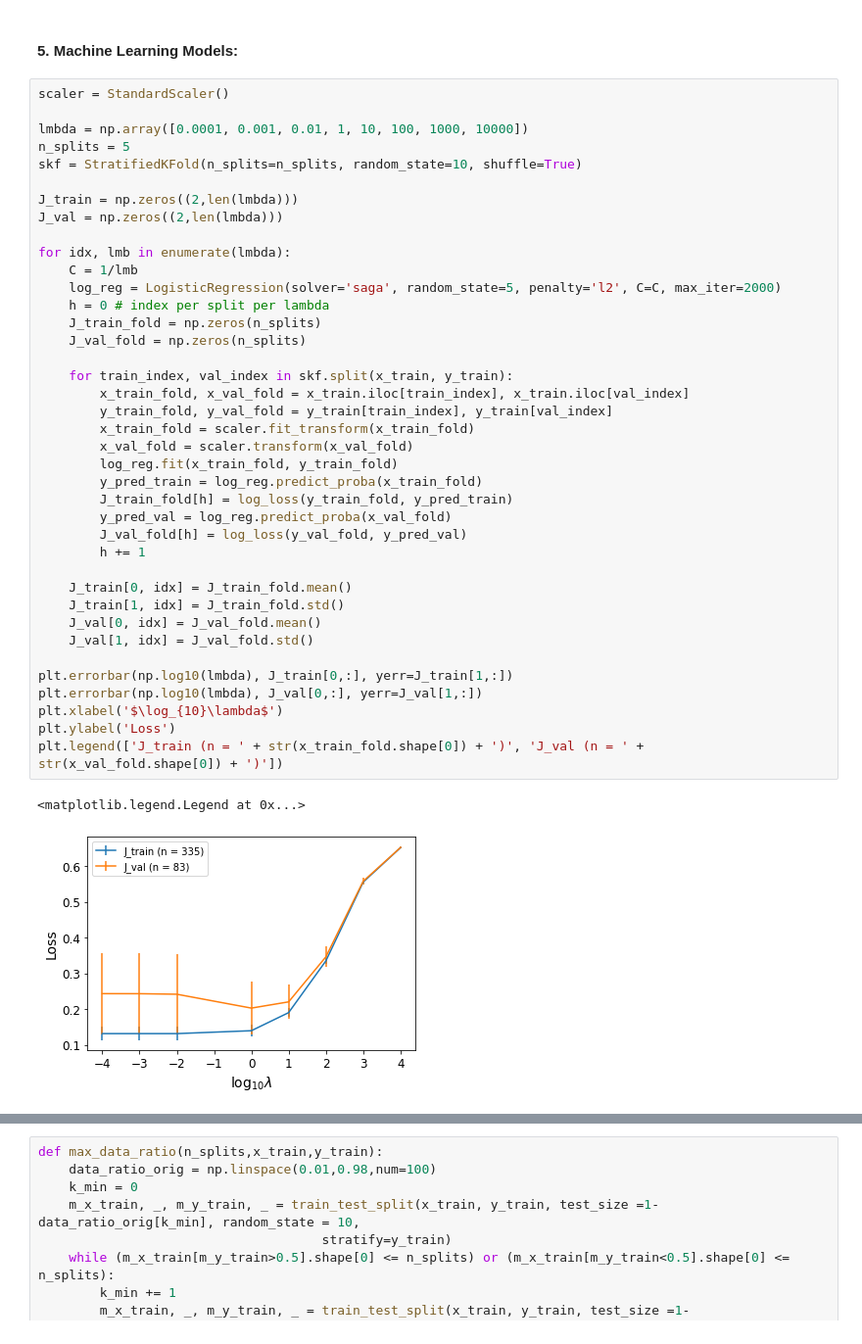
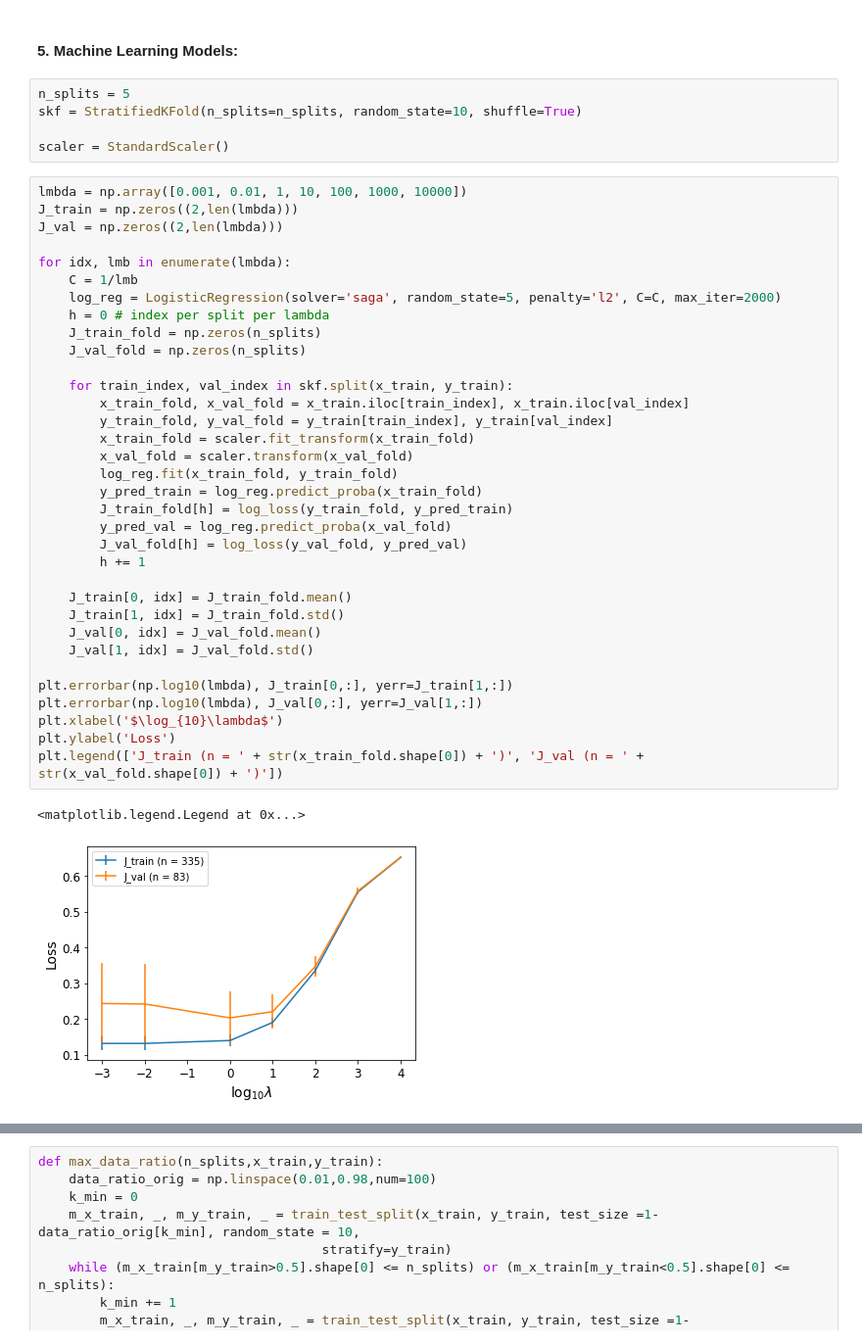
Before and after one commit to mlh-master/hw2_mlh-adi-efrat, a Jupyter notebook: HW2.ipynb, the cells around one changed output, grey strips where cells are left out. Shown: that part at 98% size. Drawn from its saved outputs; the diff is of its cells as text.

```diff
--- a/HW2.ipynb
+++ b/HW2.ipynb
@@ -134,13 +140,13 @@ plt.show()
 [figure]
 # %% [markdown]
 #### 5. Machine Learning Models:
+# %%
+n_splits = 5
+skf = StratifiedKFold(n_splits=n_splits, random_state=10, shuffle=True)
+
+scaler = StandardScaler()
 # %%
-scaler = StandardScaler()
-
-lmbda = np.array([0.0001, 0.001, 0.01, 1, 10, 100, 1000, 10000])
-n_splits = 5
-skf = StratifiedKFold(n_splits=n_splits, random_state=10, shuffle=True)
-
+lmbda = np.array([0.001, 0.01, 1, 10, 100, 1000, 10000])
 J_train = np.zeros((2,len(lmbda)))
 J_val = np.zeros((2,len(lmbda)))
 
@@ -148,31 +154,31 @@ for idx, lmb in enumerate(lmbda):
     C = 1/lmb
     log_reg = LogisticRegression(solver='saga', random_state=5, penalty='l2', C=C, max_iter=2000)
     h = 0 # index per split per lambda
     J_train_fold = np.zeros(n_splits)
     J_val_fold = np.zeros(n_splits)
 
     for train_index, val_index in skf.split(x_train, y_train):
         x_train_fold, x_val_fold = x_train.iloc[train_index], x_train.iloc[val_index]
         y_train_fold, y_val_fold = y_train[train_index], y_train[val_index]
         x_train_fold = scaler.fit_transform(x_train_fold)
         x_val_fold = scaler.transform(x_val_fold)
         log_reg.fit(x_train_fold, y_train_fold)
         y_pred_train = log_reg.predict_proba(x_train_fold)
         J_train_fold[h] = log_loss(y_train_fold, y_pred_train)
         y_pred_val = log_reg.predict_proba(x_val_fold)
         J_val_fold[h] = log_loss(y_val_fold, y_pred_val)
         h += 1
 
     J_train[0, idx] = J_train_fold.mean()
     J_train[1, idx] = J_train_fold.std()
     J_val[0, idx] = J_val_fold.mean()
     J_val[1, idx] = J_val_fold.std()
 
 plt.errorbar(np.log10(lmbda), J_train[0,:], yerr=J_train[1,:])
 plt.errorbar(np.log10(lmbda), J_val[0,:], yerr=J_val[1,:])
 plt.xlabel('$\log_{10}\lambda$')
 plt.ylabel('Loss')
 plt.legend(['J_train (n = ' + str(x_train_fold.shape[0]) + ')', 'J_val (n = ' + str(x_val_fold.shape[0]) + ')'])
 # %% [output]
 <matplotlib.legend.Legend at 0x...>
-[figure, old version]
+[figure, new version]
```
Also changed, not shown: parts of 14 cells of this notebook.
